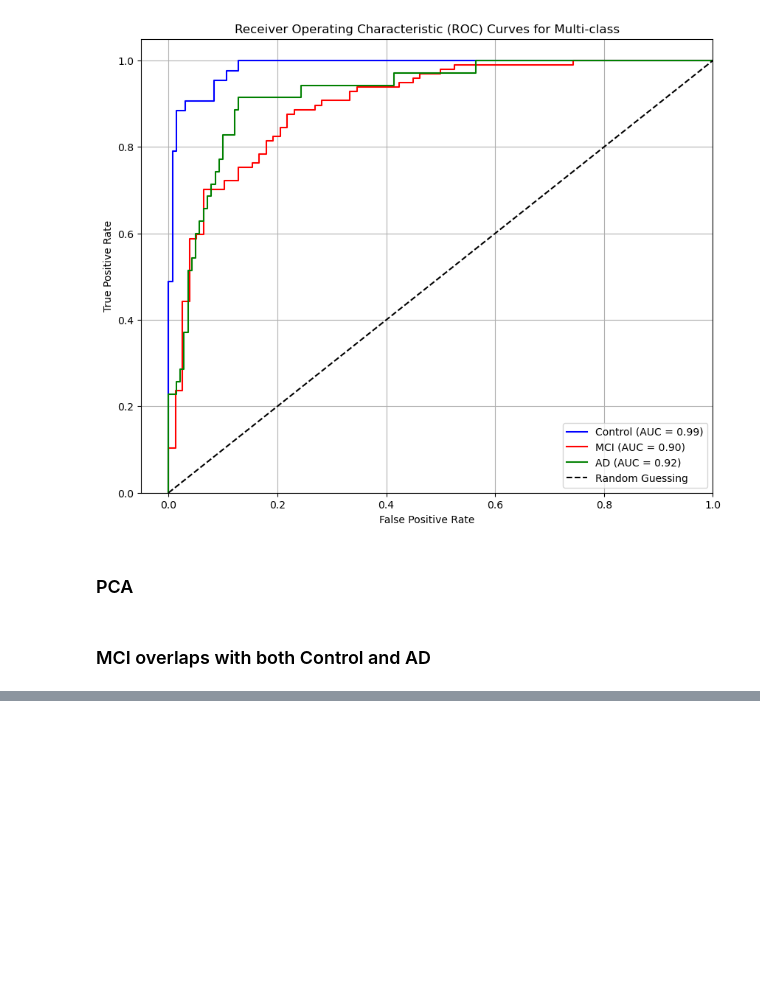
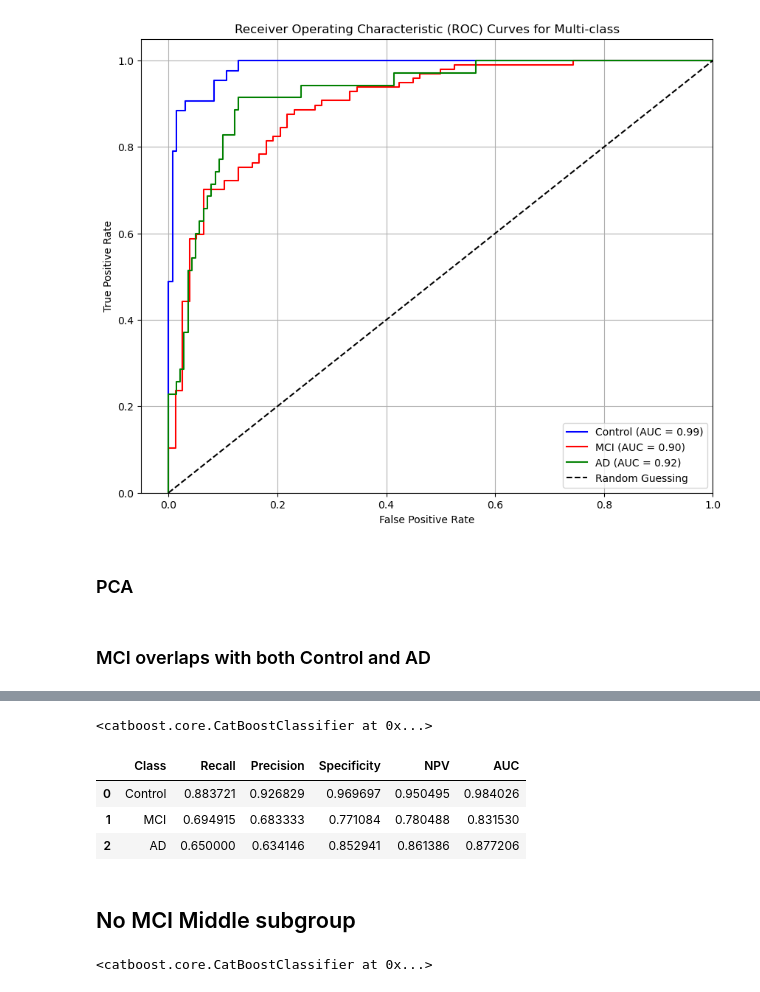
Before and after one commit to Art83/adni_mci, a Jupyter notebook: code/Experiment.2.Feature_Selection_Model.ipynb, the cells around one changed output, grey strips where cells are left out. Cells and saved outputs as stored; diff of their text form; code cells hidden in the pictures; blank space fills up the shorter version.

```diff
--- a/code/Experiment.2.Feature_Selection_Model.ipynb
+++ b/code/Experiment.2.Feature_Selection_Model.ipynb
@@ -268,0 +327,21 @@ Kruskal-Wallis for GDTOTAL: H = 119.006, p = 0.000
+# %%
+smote_over = SMOTE(random_state=44)
+X, y = smote_over.fit_resample(X, y)
+# %%
+final_model = CatBoostClassifier(**best_params, verbose=False)
+# %%
+final_model.fit(X, y)
+# %% [output]
+<catboost.core.CatBoostClassifier at 0x...>
+# %%
+predictions = final_model.predict(X_test)
+predictions_proba = final_model.predict_proba(X_test)
+# %%
+funcs.metrics_merged(y_test, predictions, predictions_proba)
+# %% [output]
+|  | Class | Recall | Precision | Specificity | NPV | AUC |
+| 0 | Control | 0.883721 | 0.926829 | 0.969697 | 0.950495 | 0.984026 |
+| 1 | MCI | 0.694915 | 0.683333 | 0.771084 | 0.780488 | 0.831530 |
+| 2 | AD | 0.650000 | 0.634146 | 0.852941 | 0.861386 | 0.877206 |
+# %% [markdown]
+## No MCI Middle subgroup
@@ -268,0 +359,4 @@ Kruskal-Wallis for GDTOTAL: H = 119.006, p = 0.000
+# %%
+final_model.fit(X, y)
+# %% [output]
+<catboost.core.CatBoostClassifier at 0x...>
```
Also changed, not shown: parts of 41 cells of this notebook, 9 other files.
